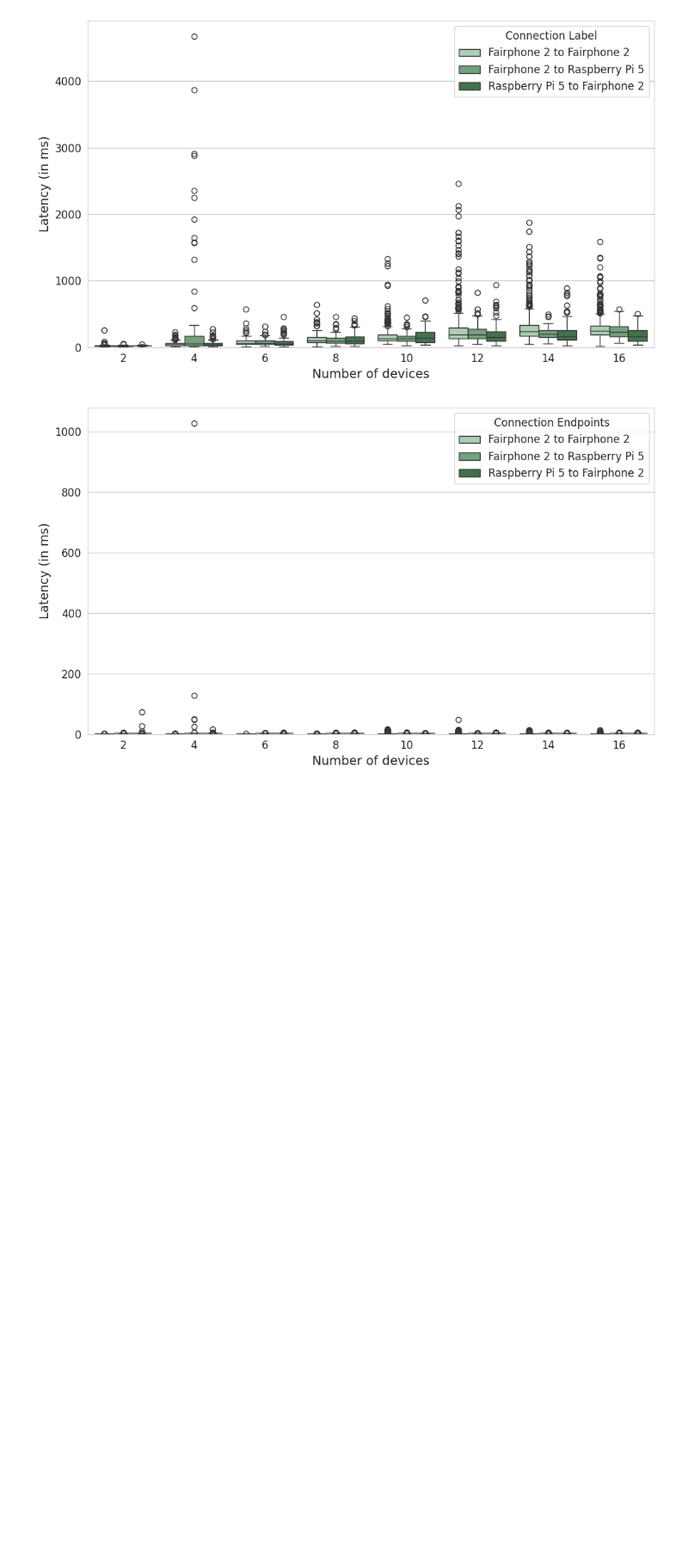
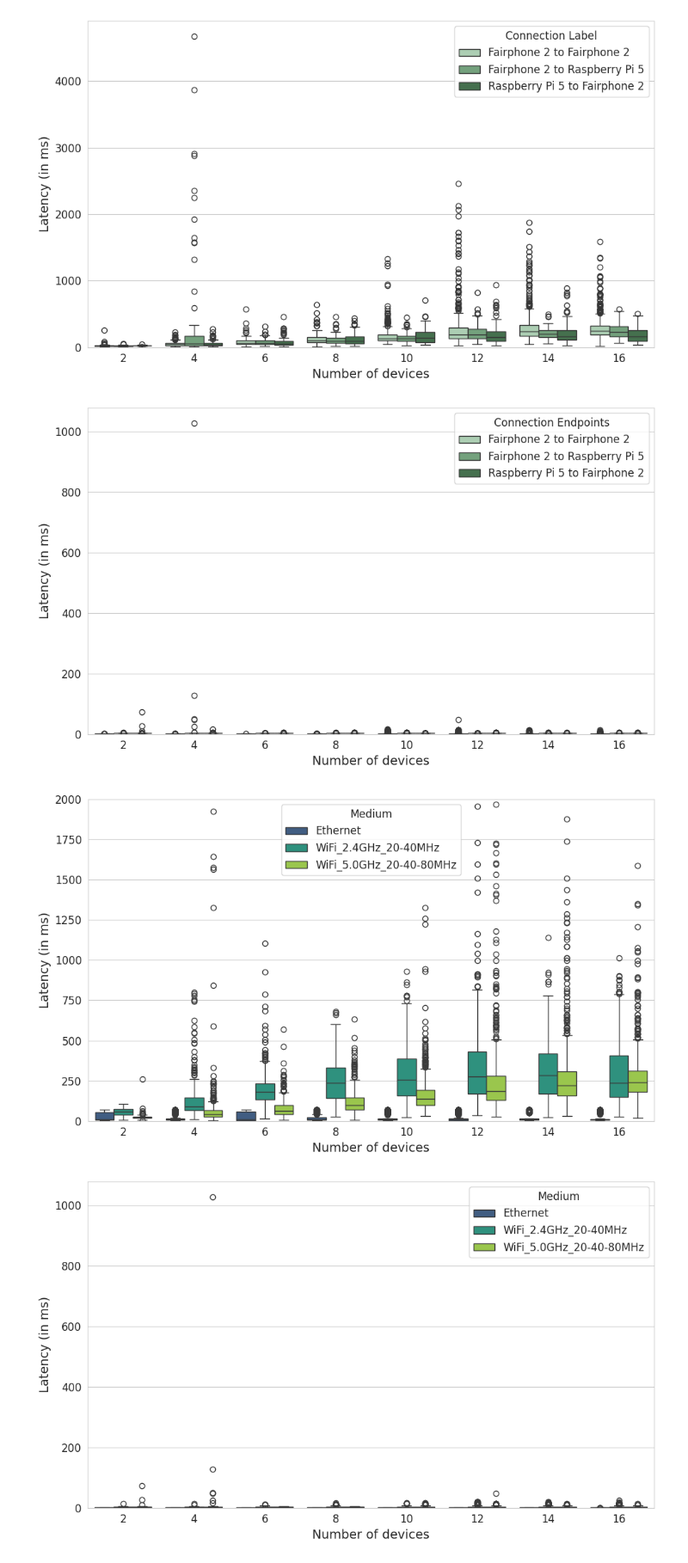
Before and after one commit to CorentinLibert/Cluster-of-upcycled-smartphones, a Jupyter notebook: Benchmark/networking/device_networking_capabilities_experiments.ipynb, the cells around one changed output. Shown at 86% size. Saved outputs shown, nothing was run; the diff lists cells and outputs as text; code cells hidden in the pictures; blank space fills up the shorter version.

```diff
--- a/Benchmark/networking/device_networking_capabilities_experiments.ipynb
+++ b/Benchmark/networking/device_networking_capabilities_experiments.ipynb
@@ -1146,6 +1284,64 @@ for key, item in medium_group:
 [figure]
 [figure]
 [figure]
+# %%
+df = pd.read_csv(exp_dir + "/latency_results.csv")
+
+# connection type
+connection_labels = []
+for s, r in zip(df["Sender Type"], df["Receiver Type"]):
+    if s == "raspberry" and r == "fairphone":
+        connection_labels.append("Raspberry Pi 5 to Fairphone 2")
+    elif s == "fairphone" and r == "raspberry":
+        connection_labels.append("Fairphone 2 to Raspberry Pi 5")
+    elif s == "fairphone" and r == "fairphone":
+        connection_labels.append("Fairphone 2 to Fairphone 2")
+df["Connection Label"] = connection_labels
+
+# group by medium type
+
+# colors = sns.color_palette('rocket')
+colors = sns.color_palette("viridis")[1::2]
+hue_order = np.sort(df["Medium"].unique())
+
+SMALL_SIZE = 12
+MEDIUM_SIZE = 14
+BIGGER_SIZE = 16
+
+plt.rc('font', size=SMALL_SIZE)          # controls default text sizes
+plt.rc('axes', titlesize=SMALL_SIZE)     # fontsize of the axes title
+plt.rc('axes', labelsize=MEDIUM_SIZE)    # fontsize of the x and y labels
+plt.rc('xtick', labelsize=SMALL_SIZE)    # fontsize of the tick labels
+plt.rc('ytick', labelsize=SMALL_SIZE)    # fontsize of the tick labels
+plt.rc('legend', fontsize=SMALL_SIZE)    # legend fontsize
+plt.rc('figure', titlesize=BIGGER_SIZE)  # fontsize of the figure title
+# With workload
+item_with_workload = df[df["Workload"]]
+plt.figure(figsize=(10, 6))
+sns.set_style("whitegrid")
+sns.boxplot(data=item_with_workload, x='Number of devices', y='Latency (in ms)',  hue='Medium', hue_order=hue_order, palette=colors)
+# plt.title(f"Evolution of the latency of various connections between devices (Fairphone 2 and Raspeberry 5) over {key.replace('_', ' ')} with a single connection per device for an increasing number of device.")
+plt.ylim(bottom=0, top=2000)
+plt.tight_layout()
+
+plt.savefig(latency_graphs_dir + "/" + experiment_name.replace(' ', '_') + "_latency_with_workload_all_mediums_simplified.svg")
+plt.show()
+
+# Without workload
+item_without_workload = df[df["Workload"] == False]
+plt.figure(figsize=(10, 6))
+sns.set_style("whitegrid")
+sns.boxplot(data=item_without_workload, x='Number of devices', y='Latency (in ms)', hue='Medium', hue_order=hue_order, palette=colors)
+# plt.title(f"Evolution of the latency of various connections between devices (Fairphone 2 and Raspeberry 5) over {key.replace('_', ' ')} with a single connection per device for an increasing number of device.")
+plt.ylim(bottom=0)
+plt.tight_layout()
+# plt.legend(title="Connection Endpoints")
+
+plt.savefig(latency_graphs_dir + "/" + experiment_name.replace(' ', '_') + "_latency_without_workload_all_mediums_simplified.svg")
+plt.show()
+# %% [output]
+[figure, added]
+[figure, added]
 # %%
 tmp_df = df[df["Medium"] == "WiFi_5.0GHz_20-40-80MHz"]
 tmp_df = tmp_df[tmp_df["Number of devices"] == 4]
```
Also changed, not shown: parts of 3 cells of this notebook, 10 other files.
